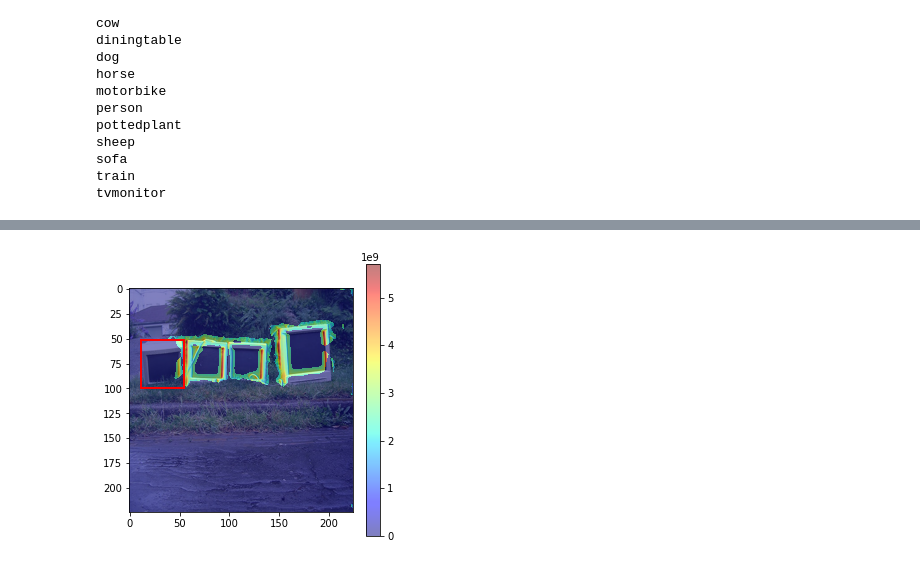
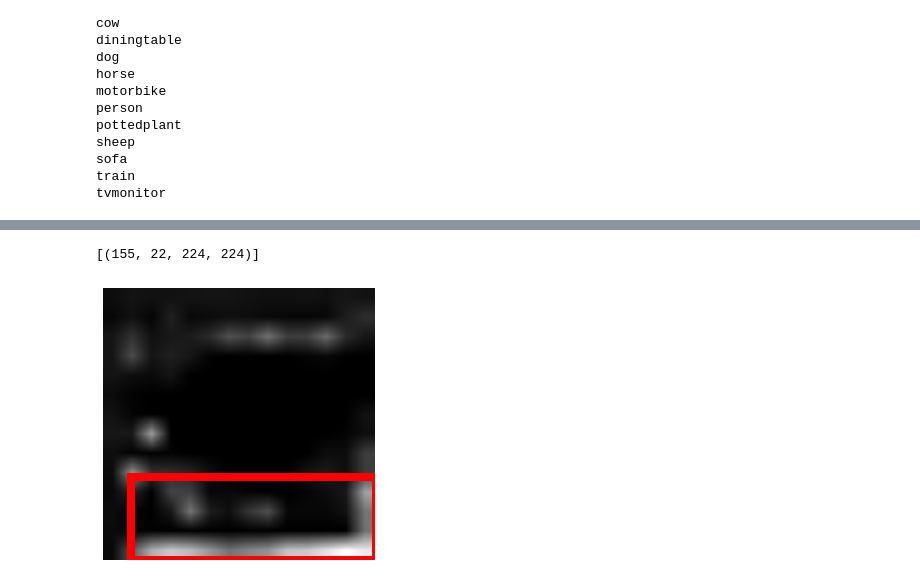
Before and after one commit to kyh980909/AC-SISE, a Jupyter notebook: AC_SISE.ipynb, the cells around one changed output, grey strips where cells are left out. Drawn from its saved outputs; the diff is of its cells as text; code cells hidden in the pictures.

Commit message:
Update AC-SISE

```diff
--- a/AC_SISE.ipynb
+++ b/AC_SISE.ipynb
@@ -360,0 +467,12 @@ df.to_excel(excel_writer='AC_SISE_vgg16_0107.xlsx')
+# %%
+classese = {'aeroplane': 0, 'bicycle': 1, 'bird': 2, 'boat': 3, 'bottle': 4, 'bus': 5, 'car': 6, 'cat': 7, 'chair': 8, 'cow': 9, 'diningtable': 10, 'dog': 11, 'horse': 12, 'motorbike': 13,
+ 'person': 14, 'pottedplant': 15, 'sheep': 16, 'sofa': 17, 'train': 18, 'tvmonitor': 19}
+
+label_path = 'D:/dataset/PASCAL_VOC_2007/VOC2007/Annotations'
+test_data_path = 'D:/dataset/PASCAL_VOC_2007/VOC2007/test'
+img_name_list = []
+
+for class_name, class_index in classese.items():
+    print(class_name)
+    for annotation in os.listdir(f'{test_data_path}/{class_name}'):
+        img_name_list.append((class_name, annotation))
@@ -361,11 +520,32 @@ df.to_excel(excel_writer='AC_SISE_vgg16_0107.xlsx')
+# %%
+temp_bbox = []
+for index in [404]:
+    binary = ostu_binary(test.postprocessed_feature_maps['conv3'][:,:,index])
+    labeled, nr_objects = label(binary > 0)
+    props = regionprops(labeled)
+
+    init = props[0].bbox_area
+    bbox = tuple(props[0].bbox)
+    for b in props:
+        if init < b.bbox_area:
+            init = b.bbox_area
+            bbox = tuple(b.bbox)
+
+    temp_bbox.append(bbox)
+# %%
+temp_bbox
+# %% [output]
+[(155, 22, 224, 224)]
 # %%
-plt.figure(figsize=(5,5))
-plt.imshow(ac_sise.img)
-plt.imshow(ac_sise.result, cmap='jet', alpha=0.5)
-plt.colorbar()
-ax = plt.gca()
-rect = patches.Rectangle((bbox['xmin'], bbox['ymin']), bbox['w'], bbox['h'], linewidth=2, edgecolor='r', facecolor='none')
-ax.add_patch(rect)
-plt.show()
+for bbox, index in zip(temp_bbox, [404]):
+    plt.figure(figsize=(5,5))
+    plt.imshow(test.postprocessed_feature_maps['conv3'][:,:,index], cmap='gray')
+    # plt.imshow(result, cmap='jet', alpha=0.5)
+#     plt.colorbar()
+    ax = plt.gca()
+    rect = patches.Rectangle((bbox[1], bbox[0]), bbox[3]-bbox[1], bbox[2]-bbox[0], linewidth=8, edgecolor='r', facecolor='none')
+    ax.add_patch(rect)
+    plt.axis('off')
+    plt.show()
 # %% [output]
-[figure, old version]
+[figure, new version]
```
Also changed, not shown: parts of 13 cells of this notebook, 15 other files.
